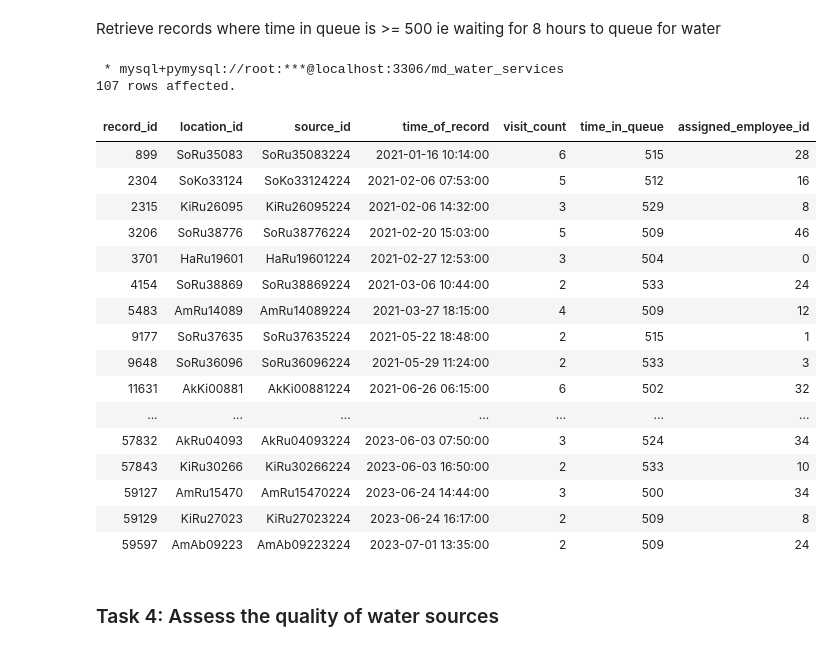
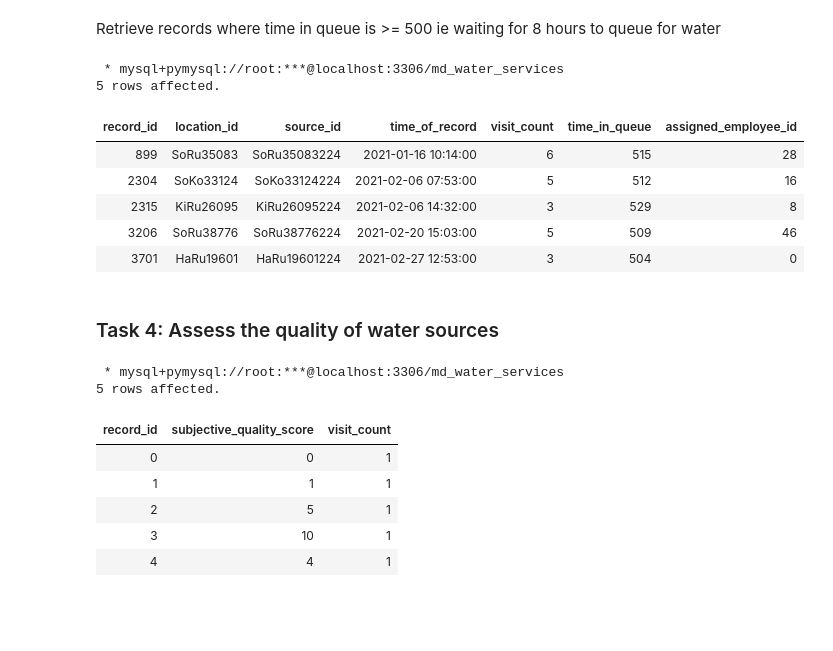
Before and after one commit to collins-kimotho/Maji_Ndogo, a Jupyter notebook: Maji_Ndogo.ipynb, the cells around one changed output. Cells and saved outputs as stored; diff of their text form; code cells hidden in the pictures; blank space fills up the shorter version.

```diff
--- a/Maji_Ndogo.ipynb
+++ b/Maji_Ndogo.ipynb
@@ -109,28 +113,33 @@ Retrieve records where time in queue is >= 500 ie waiting for 8 hours to queue f
 # %%
 %%sql
 
 SELECT *
 FROM visits
 WHERE time_in_queue >= 500
+LIMIT 5;
 # %% [output]
  * mysql+pymysql://root:***@localhost:3306/md_water_services
-107 rows affected.
+5 rows affected.
 | record_id | location_id | source_id | time_of_record | visit_count | time_in_queue | assigned_employee_id |
 | 899 | SoRu35083 | SoRu35083224 | 2021-01-16 10:14:00 | 6 | 515 | 28 |
 | 2304 | SoKo33124 | SoKo33124224 | 2021-02-06 07:53:00 | 5 | 512 | 16 |
 | 2315 | KiRu26095 | KiRu26095224 | 2021-02-06 14:32:00 | 3 | 529 | 8 |
 | 3206 | SoRu38776 | SoRu38776224 | 2021-02-20 15:03:00 | 5 | 509 | 46 |
 | 3701 | HaRu19601 | HaRu19601224 | 2021-02-27 12:53:00 | 3 | 504 | 0 |
-| 4154 | SoRu38869 | SoRu38869224 | 2021-03-06 10:44:00 | 2 | 533 | 24 |
-| 5483 | AmRu14089 | AmRu14089224 | 2021-03-27 18:15:00 | 4 | 509 | 12 |
-| 9177 | SoRu37635 | SoRu37635224 | 2021-05-22 18:48:00 | 2 | 515 | 1 |
-| 9648 | SoRu36096 | SoRu36096224 | 2021-05-29 11:24:00 | 2 | 533 | 3 |
-| 11631 | AkKi00881 | AkKi00881224 | 2021-06-26 06:15:00 | 6 | 502 | 32 |
-| ... | ... | ... | ... | ... | ... | ... |
-| 57832 | AkRu04093 | AkRu04093224 | 2023-06-03 07:50:00 | 3 | 524 | 34 |
-| 57843 | KiRu30266 | KiRu30266224 | 2023-06-03 16:50:00 | 2 | 533 | 10 |
-| 59127 | AmRu15470 | AmRu15470224 | 2023-06-24 14:44:00 | 3 | 500 | 34 |
-| 59129 | KiRu27023 | KiRu27023224 | 2023-06-24 16:17:00 | 2 | 509 | 8 |
-| 59597 | AmAb09223 | AmAb09223224 | 2023-07-01 13:35:00 | 2 | 509 | 24 |
 # %% [markdown]
 ### Task 4: Assess the quality of water sources
+# %%
+%%sql
+
+SELECT *
+FROM water_quality
+LIMIT 5;
+# %% [output]
+ * mysql+pymysql://root:***@localhost:3306/md_water_services
+5 rows affected.
+| record_id | subjective_quality_score | visit_count |
+| 0 | 0 | 1 |
+| 1 | 1 | 1 |
+| 2 | 5 | 1 |
+| 3 | 10 | 1 |
+| 4 | 4 | 1 |
```
Also changed, not shown: parts of 18 cells of this notebook.
